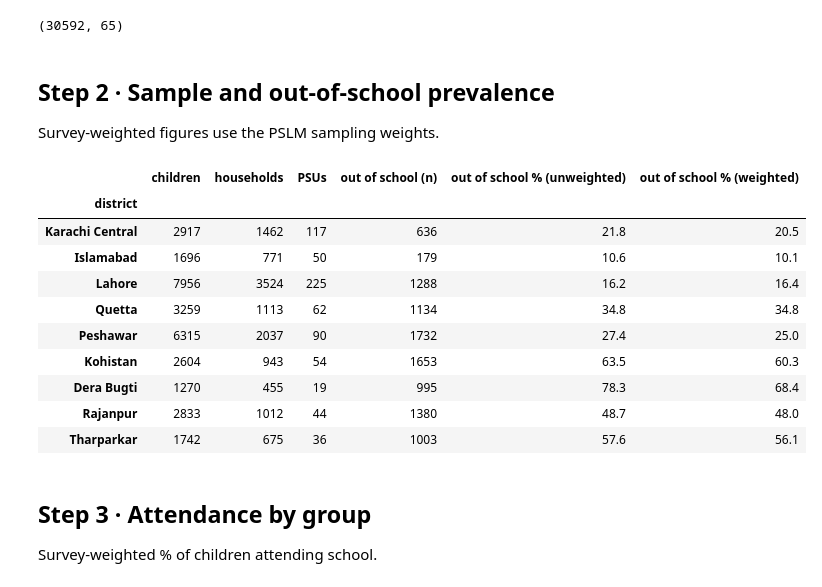
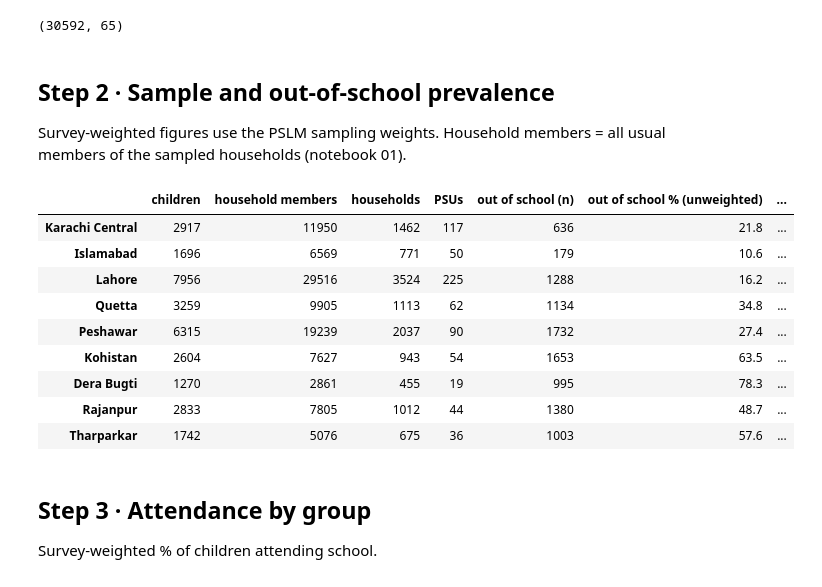
Before and after one commit to Basit-Rahim/EEP_Reproduceability, a Jupyter notebook: notebooks/02_descriptive_analysis.ipynb, the cells around one changed output. Cells and saved outputs as stored; diff of their text form; code cells hidden in the pictures.

```diff
--- a/notebooks/02_descriptive_analysis.ipynb
+++ b/notebooks/02_descriptive_analysis.ipynb
@@ -47,33 +47,35 @@ data.shape
 # %% [markdown]
 ## Step 2 · Sample and out-of-school prevalence
 Survey-weighted figures use the PSLM sampling weights.
+Household members = all usual members of the sampled households (notebook 01).
 # %%
 def weighted_share_out(d):
     return (1 - np.average(d[TARGET], weights=d["weights"])) * 100
 
 g = data.groupby("district")
 sample = pd.DataFrame({
     "children": g.size(),
+    "household members": pd.read_csv(DATA_DIR / "district_members.csv", index_col=0)
+        ["household members"].rename(index=LABEL),
     "households": g["hhcode"].nunique(),
     "PSUs": g["psu"].nunique(),
     "out of school (n)": g[TARGET].apply(lambda s: int((s == 0).sum())),
     "out of school % (unweighted)": g[TARGET].apply(lambda s: (1 - s.mean()) * 100),
     "out of school % (weighted)": g[[TARGET, "weights"]].apply(weighted_share_out),
 }).loc[ORDER].round(1)
 sample.to_csv(OUT / "sample_and_prevalence.csv")
 sample
 # %% [output]
-|  | children | households | PSUs | out of school (n) | out of school % (unweighted) | out of school % (weighted) |
-| district |  |  |  |  |  |  |
-| Karachi Central | 2917 | 1462 | 117 | 636 | 21.8 | 20.5 |
-| Islamabad | 1696 | 771 | 50 | 179 | 10.6 | 10.1 |
-| Lahore | 7956 | 3524 | 225 | 1288 | 16.2 | 16.4 |
-| Quetta | 3259 | 1113 | 62 | 1134 | 34.8 | 34.8 |
-| Peshawar | 6315 | 2037 | 90 | 1732 | 27.4 | 25.0 |
-| Kohistan | 2604 | 943 | 54 | 1653 | 63.5 | 60.3 |
-| Dera Bugti | 1270 | 455 | 19 | 995 | 78.3 | 68.4 |
-| Rajanpur | 2833 | 1012 | 44 | 1380 | 48.7 | 48.0 |
-| Tharparkar | 1742 | 675 | 36 | 1003 | 57.6 | 56.1 |
+|  | children | household members | households | PSUs | out of school (n) | out of school % (unweighted) | ... |
+| Karachi Central | 2917 | 11950 | 1462 | 117 | 636 | 21.8 | ... |
+| Islamabad | 1696 | 6569 | 771 | 50 | 179 | 10.6 | ... |
+| Lahore | 7956 | 29516 | 3524 | 225 | 1288 | 16.2 | ... |
+| Quetta | 3259 | 9905 | 1113 | 62 | 1134 | 34.8 | ... |
+| Peshawar | 6315 | 19239 | 2037 | 90 | 1732 | 27.4 | ... |
+| Kohistan | 2604 | 7627 | 943 | 54 | 1653 | 63.5 | ... |
+| Dera Bugti | 1270 | 2861 | 455 | 19 | 995 | 78.3 | ... |
+| Rajanpur | 2833 | 7805 | 1012 | 44 | 1380 | 48.7 | ... |
+| Tharparkar | 1742 | 5076 | 675 | 36 | 1003 | 57.6 | ... |
 # %% [markdown]
 ## Step 3 · Attendance by group
 Survey-weighted % of children attending school.
```
Also changed, not shown: 5 other files.
